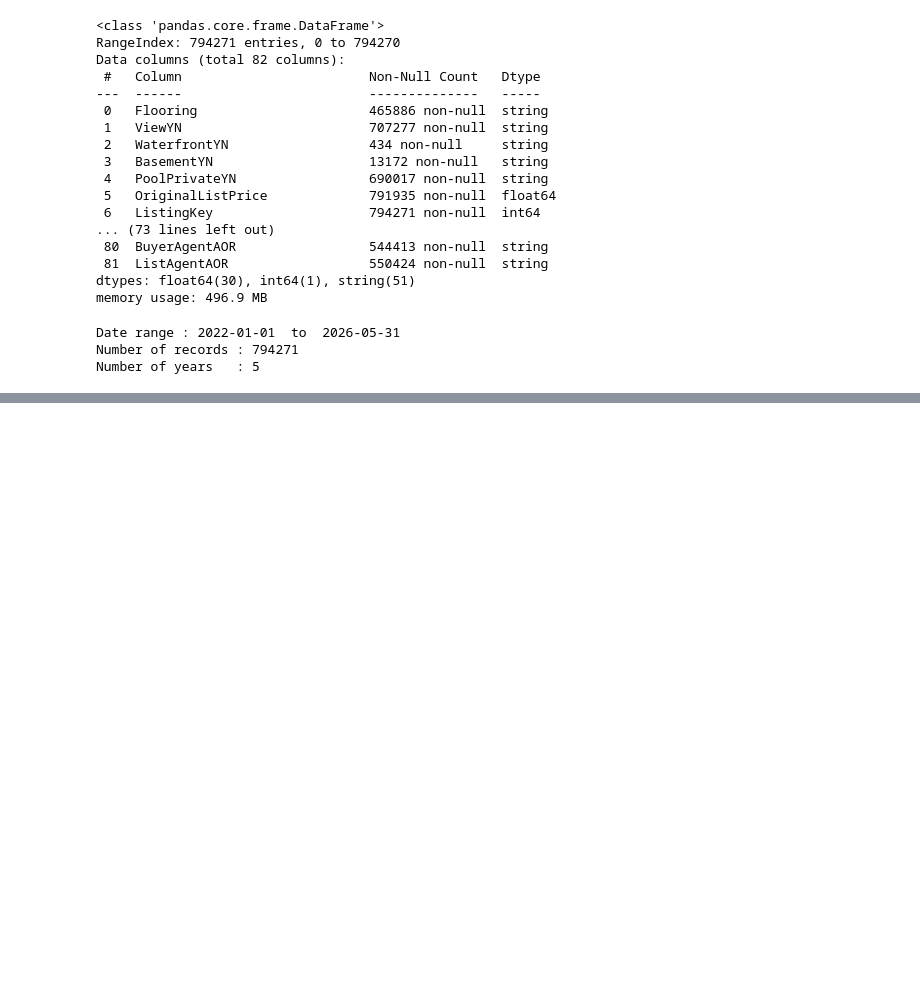
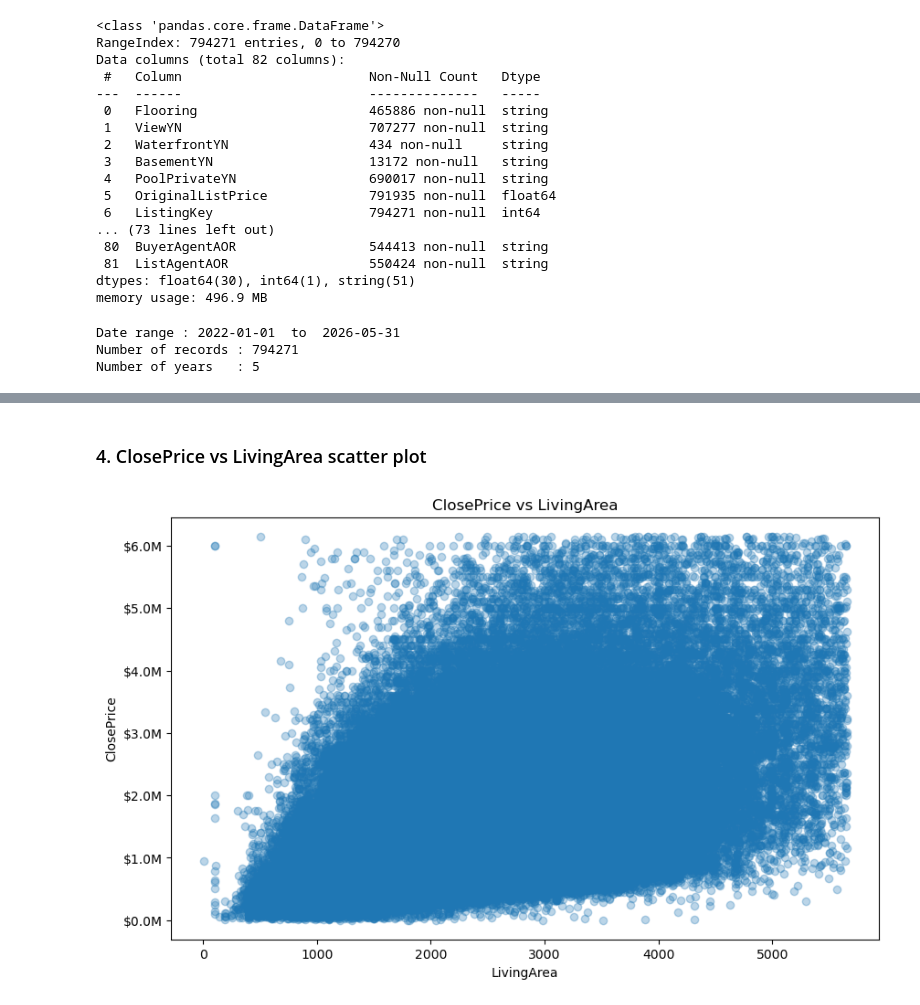
Before and after one commit to jasperfc/IDX-Exchange, a Jupyter notebook: Notebook/notebook_01_exploration.ipynb, the cells around one changed output, grey strips where cells are left out. Cells and saved outputs as stored; diff of their text form; code cells hidden in the pictures; blank space fills up the shorter version.

```diff
--- a/Notebook/notebook_01_exploration.ipynb
+++ b/Notebook/notebook_01_exploration.ipynb
@@ -84,0 +171,20 @@ ValueError: The truth value of a Series is ambiguous. Use a.empty, a.bool(), a.i
+# %% [markdown]
+### 4. ClosePrice vs LivingArea scatter plot
+# %%
+plot_df = df[["ClosePrice", "LivingArea"]].dropna()
+
+# Remove zero cases
+plot_df = plot_df[(plot_df["ClosePrice"] > 0) & (plot_df["LivingArea"] > 0)]
+# Remove extreme outliers for better visualization
+plot_df = plot_df[(plot_df["ClosePrice"] <= plot_df["ClosePrice"].quantile(0.99)) &\
+(plot_df["LivingArea"] <= plot_df["LivingArea"].quantile(0.99))]
+
+plt.figure(figsize = (10, 6))
+plt.scatter(plot_df["LivingArea"], plot_df["ClosePrice"], alpha = 0.3)
+plt.title("ClosePrice vs LivingArea")
+plt.xlabel("LivingArea")
+plt.ylabel("ClosePrice")
+plt.gca().yaxis.set_major_formatter(FuncFormatter(lambda y, pos: f"${y/1_000_000:.1f}M"))
+plt.show()
+# %% [output]
+[figure, added]
```
Also changed, not shown: parts of 31 cells of this notebook.
